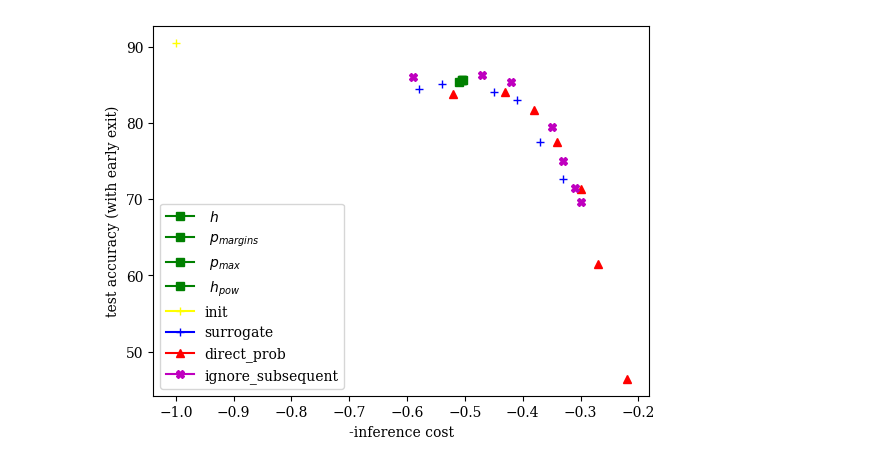
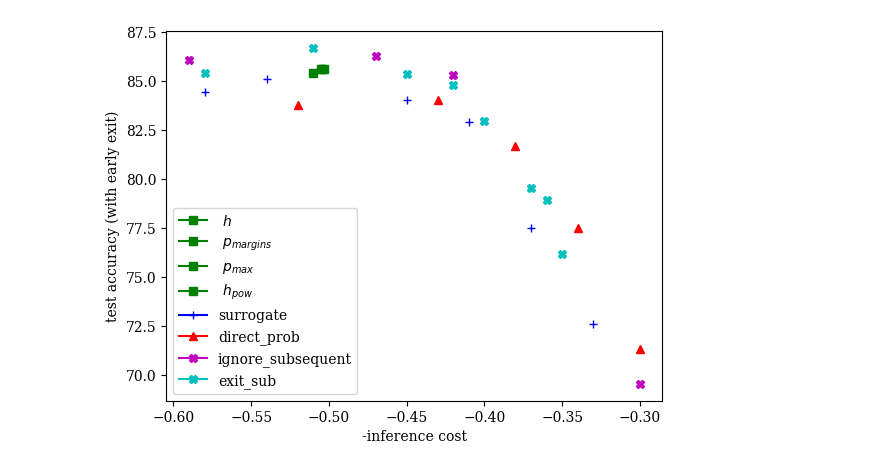
Before and after one commit to networkslab/dynn, a Jupyter notebook: src/notebooks/ce_ic_tradeoff.ipynb, the cells around one changed output. Saved outputs shown, nothing was run; the diff lists cells and outputs as text; code cells hidden in the pictures.

```diff
--- a/src/notebooks/ce_ic_tradeoff.ipynb
+++ b/src/notebooks/ce_ic_tradeoff.ipynb
@@ -20,8 +20,8 @@ cost_powentropy = 0.5045
 baseline_results_list_dict = [{'label':r' $h$', 'cost': cost_entropy, 'gated_acc':gated_acc_entropy, 'marker': 's', 'color': 'green', 'marker_label': r' $h$'},
                                {'label':r' $p_{margins}$', 'cost': cost_margins, 'gated_acc':gated_acc_margins, 'marker': 's', 'color': 'green', 'marker_label': r' $p_{margins}$'},
                                {'label':r' $p_{max}$', 'cost': cost_pmax, 'gated_acc':gated_acc_pmax, 'marker': 's', 'color': 'green', 'marker_label': r' $p_{max}$'},
-                               {'label':r' $h_{pow}$', 'cost': cost_powentropy, 'gated_acc':gated_acc_powentropy, 'marker': 's', 'color': 'green', 'marker_label': r' $h_{pow}$'},
-                              {'label':r'init', 'cost': 1, 'gated_acc':90.47, 'marker': '+', 'color': 'yellow', 'marker_label': 'init'}]
+                               {'label':r' $h_{pow}$', 'cost': cost_powentropy, 'gated_acc':gated_acc_powentropy, 'marker': 's', 'color': 'green', 'marker_label': r' $h_{pow}$'}]
+                            #   {'label':r'init', 'cost': 1, 'gated_acc':90.47, 'marker': '+', 'color': 'yellow', 'marker_label': 'init'}]
 # %%
 surrogate_list_dict = []
 # surrogate_list_dict.append({'label':r'$\lambda =0$', 'cost': 0.557, 'gated_acc':84.48, 'marker': '+', 'color':'b', 'marker_label': 'surrogate'})
@@ -65,47 +65,57 @@ direct_prob_list_dict.append({'label':r'direct prob $\lambda = 0.1$', 'cost': 0.
 direct_prob_list_dict.append({'label':r'direct prob $\lambda = 0.5$', 'cost': 0.38, 'gated_acc':81.67, 'marker': '^', 'color':'r', 'marker_label': 'direct_prob'})
 direct_prob_list_dict.append({'label':r'direct prob $\lambda = 1$', 'cost': 0.34, 'gated_acc':77.51, 'marker': '^', 'color':'r', 'marker_label': 'direct_prob'})
 direct_prob_list_dict.append({'label':r'direct prob $\lambda = 2$', 'cost': 0.30, 'gated_acc':71.34, 'marker': '^', 'color':'r', 'marker_label': 'direct_prob'})
-direct_prob_list_dict.append({'label':r'direct prob $\lambda = 3$', 'cost': 0.27, 'gated_acc':61.53, 'marker': '^', 'color':'r', 'marker_label': 'direct_prob'})
-direct_prob_list_dict.append({'label':r'direct prob $\lambda = 5$', 'cost': 0.22, 'gated_acc':46.41, 'marker': '^', 'color':'r', 'marker_label': 'direct_prob'})
+# direct_prob_list_dict.append({'label':r'direct prob $\lambda = 3$', 'cost': 0.27, 'gated_acc':61.53, 'marker': '^', 'color':'r', 'marker_label': 'direct_prob'})
+# direct_prob_list_dict.append({'label':r'direct prob $\lambda = 5$', 'cost': 0.22, 'gated_acc':46.41, 'marker': '^', 'color':'r', 'marker_label': 'direct_prob'})
 
 
 ignore_subsequent_list_dict = []
 ignore_subsequent_list_dict.append({'label':r'ignore_sub $\lambda =5$', 'cost': 0.3, 'gated_acc':69.57, 'marker': 'X', 'color':'m', 'marker_label': 'ignore_subsequent'})
-ignore_subsequent_list_dict.append({'label':r'ignore_sub $\lambda = 4$', 'cost': 0.31, 'gated_acc':71.42, 'marker': 'X', 'color':'m', 'marker_label': 'ignore_subsequent'})
-ignore_subsequent_list_dict.append({'label':r'ignore_sub $\lambda =3$', 'cost': 0.33, 'gated_acc':75.00, 'marker': 'X', 'color':'m', 'marker_label': 'ignore_subsequent'})
-ignore_subsequent_list_dict.append({'label':r'ignore_sub $\lambda =2$', 'cost': 0.35, 'gated_acc':79.41, 'marker': 'X', 'color':'m', 'marker_label': 'ignore_subsequent'})
+# ignore_subsequent_list_dict.append({'label':r'ignore_sub $\lambda = 4$', 'cost': 0.31, 'gated_acc':71.42, 'marker': 'X', 'color':'m', 'marker_label': 'ignore_subsequent'})
+# ignore_subsequent_list_dict.append({'label':r'ignore_sub $\lambda =3$', 'cost': 0.33, 'gated_acc':75.00, 'marker': 'X', 'color':'m', 'marker_label': 'ignore_subsequent'})
+# ignore_subsequent_list_dict.append({'label':r'ignore_sub $\lambda =2$', 'cost': 0.35, 'gated_acc':79.41, 'marker': 'X', 'color':'m', 'marker_label': 'ignore_subsequent'})
 ignore_subsequent_list_dict.append({'label':r'ignore_sub $\lambda = 0.5$', 'cost': 0.42, 'gated_acc':85.31, 'marker': 'X', 'color':'m', 'marker_label': 'ignore_subsequent'})
 ignore_subsequent_list_dict.append({'label':r'ignore_sub $\lambda = 0.1$', 'cost': 0.47, 'gated_acc':86.26, 'marker': 'X', 'color':'m', 'marker_label': 'ignore_subsequent'})
 ignore_subsequent_list_dict.append({'label':r'ignore_sub $\lambda = 0$', 'cost': 0.59, 'gated_acc':86.06, 'marker': 'X', 'color':'m', 'marker_label': 'ignore_subsequent'})
+
+exit_subsequent_list_dict = []
+exit_subsequent_list_dict.append({'label':r'exit sub $\lambda =1$', 'cost': 0.42, 'gated_acc':84.81, 'marker': 'X', 'color':'c', 'marker_label': 'exit_sub'})
+exit_subsequent_list_dict.append({'label':r'exit sub $\lambda = 4$', 'cost': 0.36, 'gated_acc':78.95, 'marker': 'X', 'color':'c', 'marker_label': 'exit_sub'})
+exit_subsequent_list_dict.append({'label':r'exit sub $\lambda =3$', 'cost': 0.37, 'gated_acc':79.54, 'marker': 'X', 'color':'c', 'marker_label': 'exit_sub'})
+exit_subsequent_list_dict.append({'label':r'exit sub $\lambda =5$', 'cost': 0.35, 'gated_acc':76.21, 'marker': 'X', 'color':'c', 'marker_label': 'exit_sub'})
+exit_subsequent_list_dict.append({'label':r'exit sub $\lambda = 2$', 'cost': 0.40, 'gated_acc':82.99, 'marker': 'X', 'color':'c', 'marker_label': 'exit_sub'})
+exit_subsequent_list_dict.append({'label':r'exit sub $\lambda = 0.5$', 'cost': 0.45, 'gated_acc':85.37, 'marker': 'X', 'color':'c', 'marker_label': 'exit_sub'})
+exit_subsequent_list_dict.append({'label':r'exit sub $\lambda = 0.1$', 'cost': 0.51, 'gated_acc':86.69, 'marker': 'X', 'color':'c', 'marker_label': 'exit_sub'})
+exit_subsequent_list_dict.append({'label':r'exit sub $\lambda = 0$', 'cost': 0.58, 'gated_acc':85.41, 'marker': 'X', 'color':'c', 'marker_label': 'exit_sub'})
 # %%
 font = {'family' : 'serif',
         'size'   : 10}
 
-combined_dicts = baseline_results_list_dict + surrogate_list_dict + direct_prob_list_dict + ignore_subsequent_list_dict
+combined_dicts = baseline_results_list_dict + surrogate_list_dict + direct_prob_list_dict + ignore_subsequent_list_dict + exit_subsequent_list_dict
 matplotlib.rc('font', **font)
 fig = plt.figure()
 ax = plt.subplot(111)
 legend_patches_dict = {}
 for dict_of_result in combined_dicts:
     label = dict_of_result['label']
     marker_label = dict_of_result['marker_label']
     cost = dict_of_result['cost']
     marker = dict_of_result['marker']
     gated_acc = dict_of_result['gated_acc']
     if not marker_label in legend_patches_dict.keys():
         legend_patches_dict[marker_label] = {'color': dict_of_result['color'], 'marker': marker}
     ax.plot(-cost, gated_acc, marker, color=dict_of_result['color'])
 # fig.xlabel('- inference cost')
 patches = []
 for patch in legend_patches_dict.keys():
     patches.append(mlines.Line2D([], [], color=legend_patches_dict[patch]['color'], marker = legend_patches_dict[patch]['marker'], label=patch))
 ax.legend(handles=patches)
 ax.set_xlabel('-inference cost')
 ax.set_ylabel('test accuracy (with early exit)')
 # ax.legend(bbox_to_anchor=(1.1, 1.05, 0.5, 0.2))
 ax.set_in_layout(in_layout=True)
-plt.savefig('ic_vs_accuracy_ignore.pdf')
+plt.savefig('ic_vs_accuracy_push_sub.pdf')
 # %% [output]
-[figure, old version]
+[figure, new version]
 # %%
 plt.close()
```
Also changed, not shown: 2 other files.
